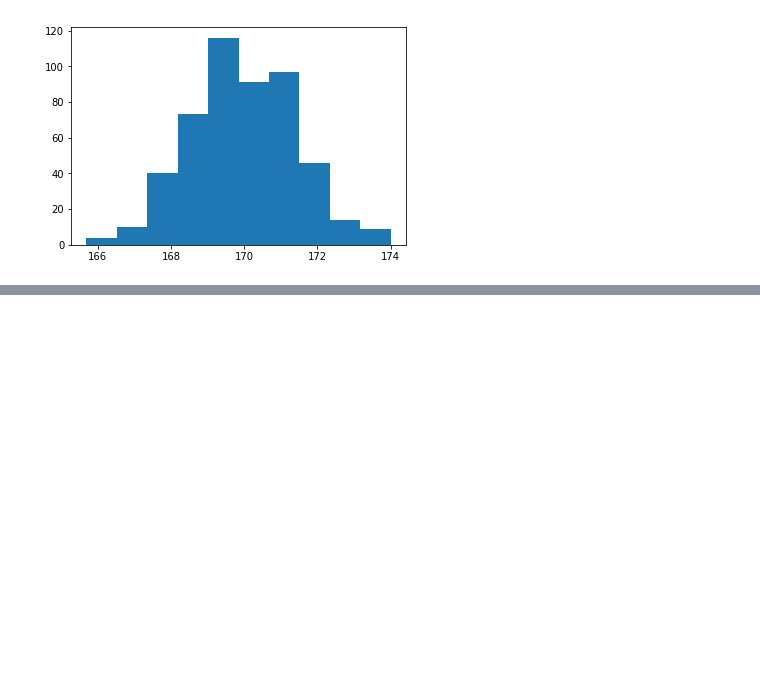
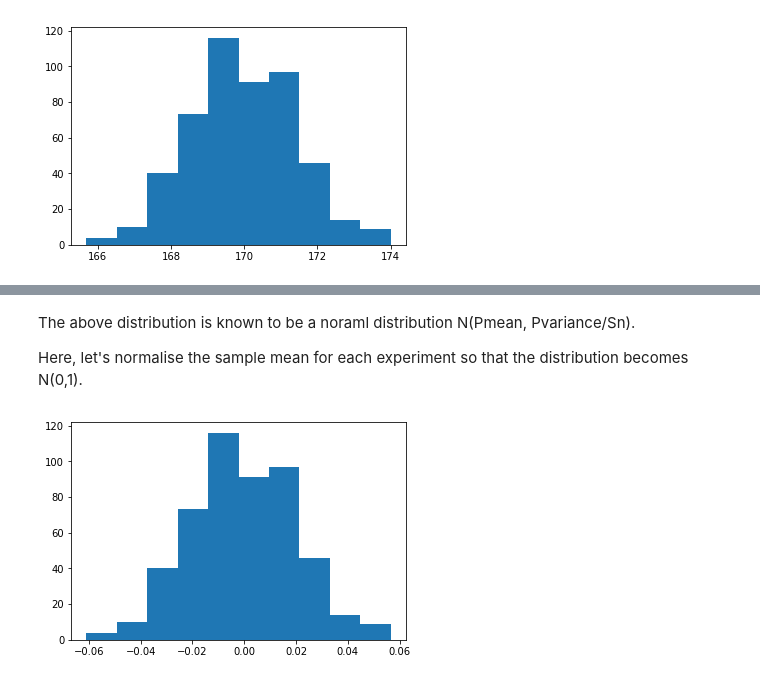
Before and after one commit to yotaKawashima/Statistics, a Jupyter notebook: Statistic_ANOVA.ipynb, the cells around one changed output, grey strips where cells are left out. Saved outputs shown, nothing was run; the diff lists cells and outputs as text; code cells hidden in the pictures; blank space fills up the shorter version.

```diff
--- a/Statistic_ANOVA.ipynb
+++ b/Statistic_ANOVA.ipynb
@@ -113,0 +111,11 @@ IndexError: tuple index out of range
+# %% [markdown]
+The above distribution is known to be a noraml distribution N(Pmean, Pvariance/Sn).
+
+Here, let's normalise the sample mean for each experiment so that the distribution becomes N(0,1).
+# %%
+# Normalise sample means using population mean and population standard deviation
+Smeans_normalised_P = (Smeans - Pmean)/PSD/np.sqrt(Sn)
+
+hist_Smeans_normalised_P = plt.hist(Smeans_normalised_P)
+# %% [output]
+[figure, added]
```
Also changed, not shown: parts of 4 cells of this notebook.
